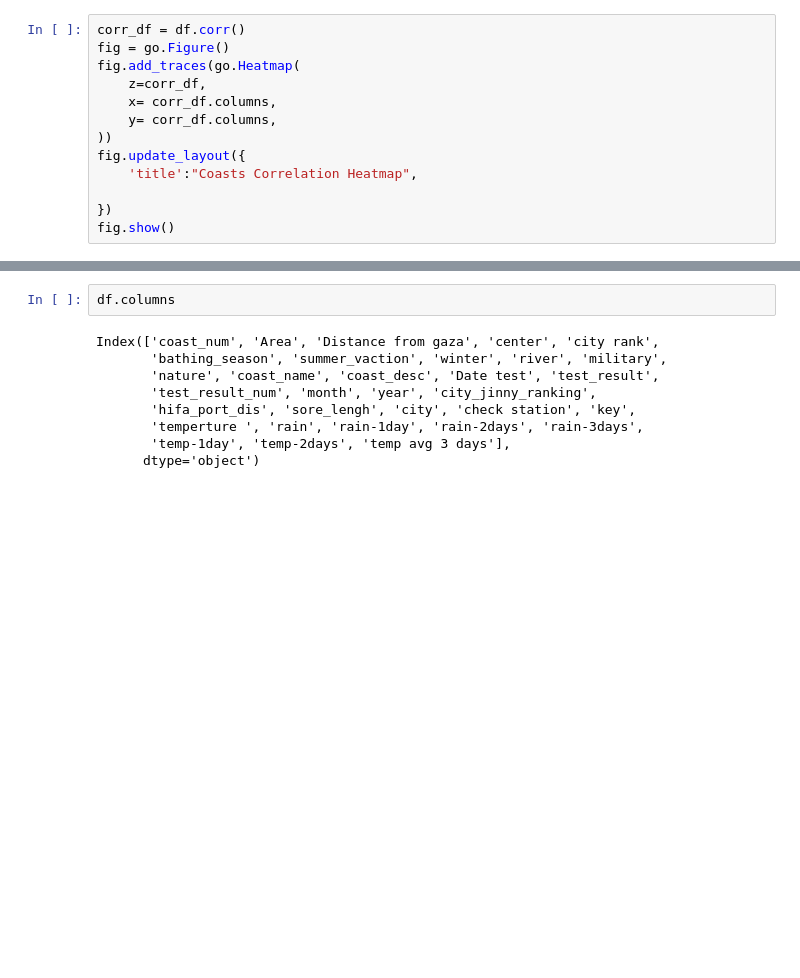
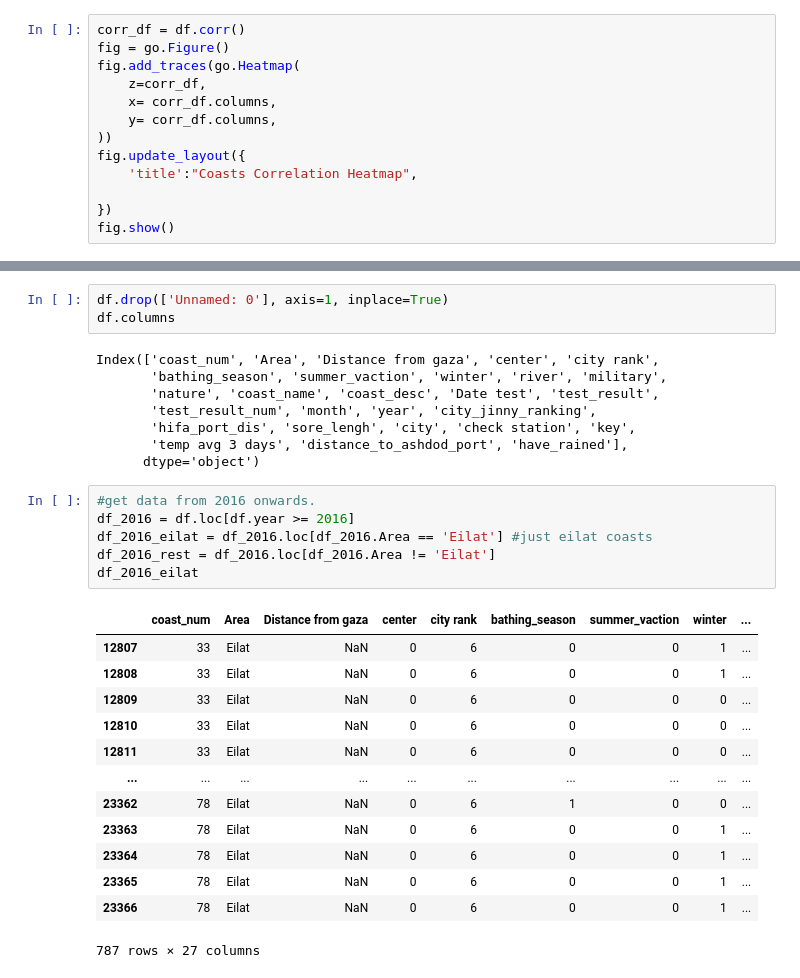
Before and after one commit to LiaCohn/clean-coasts, a Jupyter notebook: statistics/correlations.ipynb, the cells around one changed output, grey strips where cells are left out. Cells and saved outputs as stored; diff of their text form; blank space fills up the shorter version.

```diff
--- a/statistics/correlations.ipynb
+++ b/statistics/correlations.ipynb
@@ -42,11 +40,31 @@ temp avg 3 days is correlated to:
-# %%
-df.columns
-# %% [output]
-Index(['coast_num', 'Area', 'Distance from gaza', 'center', 'city rank',
-       'bathing_season', 'summer_vaction', 'winter', 'river', 'military',
-       'nature', 'coast_name', 'coast_desc', 'Date test', 'test_result',
-       'test_result_num', 'month', 'year', 'city_jinny_ranking',
-       'hifa_port_dis', 'sore_lengh', 'city', 'check station', 'key',
-       'temperture ', 'rain', 'rain-1day', 'rain-2days', 'rain-3days',
-       'temp-1day', 'temp-2days', 'temp avg 3 days'],
-      dtype='object')
+# %%
+df.drop(['Unnamed: 0'], axis=1, inplace=True)
+df.columns
+# %% [output]
+Index(['coast_num', 'Area', 'Distance from gaza', 'center', 'city rank',
+       'bathing_season', 'summer_vaction', 'winter', 'river', 'military',
+       'nature', 'coast_name', 'coast_desc', 'Date test', 'test_result',
+       'test_result_num', 'month', 'year', 'city_jinny_ranking',
+       'hifa_port_dis', 'sore_lengh', 'city', 'check station', 'key',
+       'temp avg 3 days', 'distance_to_ashdod_port', 'have_rained'],
+      dtype='object')
+# %%
+#get data from 2016 onwards.
+df_2016 = df.loc[df.year >= 2016]
+df_2016_eilat = df_2016.loc[df_2016.Area == 'Eilat'] #just eilat coasts
+df_2016_rest = df_2016.loc[df_2016.Area != 'Eilat']
+df_2016_eilat
+# %% [output]
+|  | coast_num | Area | Distance from gaza | center | city rank | bathing_season | summer_vaction | winter | ... |
+| 12807 | 33 | Eilat | NaN | 0 | 6 | 0 | 0 | 1 | ... |
+| 12808 | 33 | Eilat | NaN | 0 | 6 | 0 | 0 | 1 | ... |
+| 12809 | 33 | Eilat | NaN | 0 | 6 | 0 | 0 | 0 | ... |
+| 12810 | 33 | Eilat | NaN | 0 | 6 | 0 | 0 | 0 | ... |
+| 12811 | 33 | Eilat | NaN | 0 | 6 | 0 | 0 | 0 | ... |
+| ... | ... | ... | ... | ... | ... | ... | ... | ... | ... |
+| 23362 | 78 | Eilat | NaN | 0 | 6 | 1 | 0 | 0 | ... |
+| 23363 | 78 | Eilat | NaN | 0 | 6 | 0 | 0 | 1 | ... |
+| 23364 | 78 | Eilat | NaN | 0 | 6 | 0 | 0 | 1 | ... |
+| 23365 | 78 | Eilat | NaN | 0 | 6 | 0 | 0 | 1 | ... |
+| 23366 | 78 | Eilat | NaN | 0 | 6 | 0 | 0 | 1 | ... |
+787 rows × 27 columns
```
Also changed, not shown: parts of 6 cells of this notebook, 4 other files.
